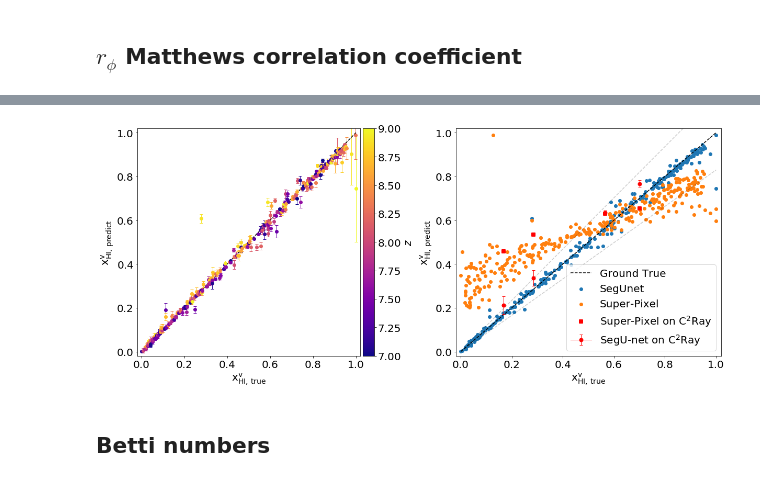
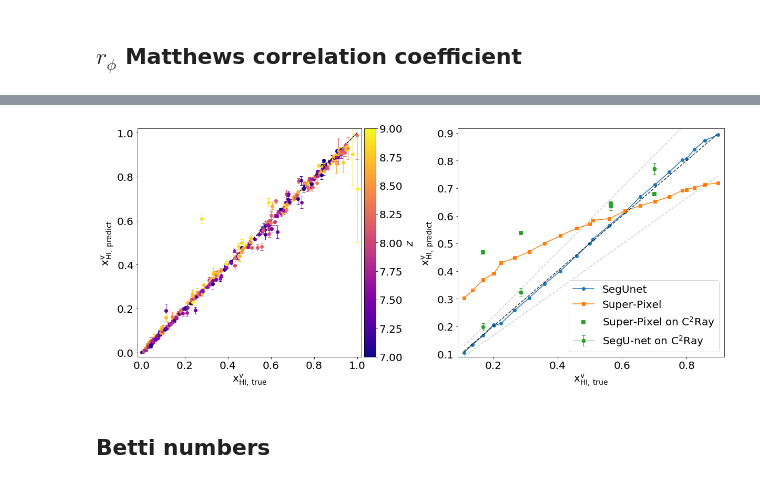
Before and after one commit to micbia/SegU-Net, a Jupyter notebook: pred21cm.ipynb, the cells around one changed output, grey strips where cells are left out. Saved outputs shown, nothing was run; the diff lists cells and outputs as text; code cells hidden in the pictures.

```diff
--- a/pred21cm.ipynb
+++ b/pred21cm.ipynb
@@ -735,0 +852,19 @@ print(phi_sp_low_z, phi_sp_high_z)
+# %%
+import pickle
+
+uvfile = '/home/michele/Documents/PhD_Sussex/output/ML/dataset/inputs/uvmap_128_z7-20.pkl'
+if not (os.path.exists(uvfile)):
+    print('uv-map pickle not found')
+else:
+    uvs = pickle.load(open(uvfile, 'rb'))
+
+Nant = uvs['Nant']
+
+zeta = 39.204
+Rmfp = 12.861
+Tvir = 4.539
+
+params = {'HII_DIM':128, 'DIM':384, 'BOX_LEN':256}
+my_ext = [0, params['BOX_LEN'], 0, params['BOX_LEN']]
+c_params = {'OMm':0.27, 'OMb':0.046, 'SIGMA_8':0.82, 'POWER_INDEX':0.96}
+a_params = {'HII_EFF_FACTOR':zeta, 'R_BUBBLE_MAX':Rmfp, 'ION_Tvir_MIN':Tvir}
@@ -738,50 +978,61 @@ import matplotlib
 import matplotlib.pyplot as plt, numpy as np
 from myutils.utils import OrderNdimArray, RandomIndexes
 
+tobs = 1000
 plt.rcParams['figure.figsize'] = (20,8)
 plt.rcParams['font.size'] = 20
 
-PATH_MODEL = '/home/michele/Documents/PhD_Sussex/output/ML/dataset/outputs/new/02-10T23-52-36_128slice/predictions_1/pred_tobs1000/'
-redshift, xn_mask_true, xn_seg, xn_seg_err, xn_sp = OrderNdimArray(np.loadtxt(PATH_MODEL+'astro_data.txt', unpack=True, usecols=(1,9,10,11,12)), 1)
+PATH_MODEL1 = '/home/michele/Documents/PhD_Sussex/output/ML/dataset/outputs/new/02-10T23-52-36_128slice/predictions/pred_tobs1000/'
+redshift, xn_mask_true, xn_seg, xn_seg_err, xn_sp = OrderNdimArray(np.loadtxt(PATH_MODEL1+'astro_data.txt', unpack=True, usecols=(1,9,10,11,12)), 1)
 
 fig, (ax0, ax1) = plt.subplots(ncols=2)
 ax0.plot(xn_mask_true, xn_mask_true, 'k--')
 cm = matplotlib.cm.plasma
 sc = ax0.scatter(xn_mask_true, xn_seg, c=redshift, vmin=7, vmax=9, s=25, cmap=cm, marker='.')
 norm = matplotlib.colors.Normalize(vmin=7, vmax=9, clip=True)
 mapper = matplotlib.cm.ScalarMappable(norm=norm, cmap='plasma')
 redshift_color = np.array([(mapper.to_rgba(v)) for v in redshift])
 for x, y, e, clr in zip(xn_mask_true, xn_seg, xn_seg_err, redshift_color):
     ax0.errorbar(x, y, e, lw=1, marker='o', capsize=3, color=clr)
 ax0.set_xlim(xn_mask_true.min()-0.02, xn_mask_true.max()+0.02), ax0.set_xlabel(r'$\rm x^v_{HI,\,true}$', size=20)
 ax0.set_ylim(xn_mask_true.min()-0.02, xn_mask_true.max()+0.02), ax0.set_ylabel(r'$\rm x^v_{HI,\,predict}$', size=20)
 fig.colorbar(sc, ax=ax0, pad=0.01, label=r'$z$')
 
+PATH_MODEL = '/home/michele/Documents/PhD_Sussex/output/ML/dataset/outputs/new/02-10T23-52-36_128slice/predictions/fiducial_model/'
+redshift, xn_mask_true, xn_seg, xn_seg_err, xn_sp = OrderNdimArray(np.loadtxt('%sastro_data_FM_tobs%d.txt' %(PATH_MODEL, tobs), unpack=True, usecols=(0,4,5,6,7)), 1)
+
+#ax1.hlines(y=np.mean(phicoef_seg), xmin=0, xmax=1, ls='--', alpha=0.5, color='tab:blue')
+#ax1.hlines(y=np.mean(phicoef_sp), xmin=0, xmax=1, ls='--', alpha=0.5, color='tab:orange')
+ax1.plot(xn_mask_true, xn_seg, 'o-', label='SegUnet', color='tab:blue', )
+ax1.plot(xn_mask_true, xn_sp, 's-', label='Super-Pixel', color='tab:orange')
+
+"""
 ax1.scatter(xn_mask_true, xn_seg, color='tab:blue', marker='o', label='SegUnet')
 #ax1.vlines(x=xn_mask_true, ymin=np.min([xn_seg, xn_mask_true], axis=0), ymax=np.max([xn_seg, xn_mask_true], axis=0), color='tab:blue', linewidths=0.1)
 ax1.scatter(xn_mask_true, xn_sp, color='tab:orange', marker='o', label='Super-Pixel')
 #ax1.vlines(x=xn_mask_true, ymin=np.min([xn_sp, xn_mask_true], axis=0), ymax=np.max([xn_sp, xn_mask_true], axis=0), color='tab:orange', linewidths=0.1)
-ax1.plot(xn_mask_true, xn_mask_true, 'k--', label='Ground True')
+"""
+ax1.plot(xn_mask_true, xn_mask_true, 'k--', alpha=0.8)
 ax1.plot(xn_mask_true, xn_mask_true*(1.+0.341/2), 'k--', alpha=0.2)
 ax1.plot(xn_mask_true, xn_mask_true*(1.-0.341/2), 'k--', alpha=0.2)
 
-ax1.errorbar(0.1690, 0.2128, 0.0406, lw=1, markersize=7, marker='o', capsize=3, color='red', label=r'SegU-net on C$\rm ^2$Ray')
-ax1.errorbar(0.2856, 0.3368, 0.0365, lw=1, markersize=7, marker='o', capsize=3, color='red')
-ax1.errorbar(0.5658, 0.6349, 0.0101, lw=1, markersize=7, marker='o', capsize=3, color='red')
-ax1.errorbar(0.7009, 0.7672, 0.0164, lw=1, markersize=7, marker='o', capsize=3, color='red')
-
-ax1.scatter(0.1690, 0.4591, lw=2, marker='s', color='red', label=r'Super-Pixel on C$\rm ^2$Ray')
-ax1.scatter(0.2856, 0.5344, lw=2, marker='s', color='red')
-ax1.scatter(0.5658, 0.6295, lw=2, marker='s', color='red')
-ax1.scatter(0.7009, 0.6538, lw=2, marker='s', color='red')
+clr = 'tab:green'
+ax1.errorbar(0.1690, 0.1978, 0.0126, lw=1, markersize=7, marker='o', capsize=3, color=clr, label=r'SegU-net on C$\rm ^2$Ray')
+ax1.errorbar(0.2856, 0.3234, 0.0142, lw=1, markersize=7, marker='o', capsize=3, color=clr)
+ax1.errorbar(0.5658, 0.6350, 0.0148, lw=1, markersize=7, marker='o', capsize=3, color=clr)
+ax1.errorbar(0.7009, 0.7706, 0.0197, lw=1, markersize=7, marker='o', capsize=3, color=clr)
+ax1.scatter(0.1690, 0.4681, lw=2, marker='s', color=clr, label=r'Super-Pixel on C$\rm ^2$Ray')
+ax1.scatter(0.2856, 0.5373, lw=2, marker='s', color=clr)
+ax1.scatter(0.5658, 0.6454, lw=2, marker='s', color=clr)
+ax1.scatter(0.7009, 0.6780, lw=2, marker='s', color=clr)
 
 
 ax1.set_xlim(xn_mask_true.min()-0.02, xn_mask_true.max()+0.02), ax1.set_xlabel(r'$\rm x^v_{HI,\,true}$', size=20)
 ax1.set_ylim(xn_mask_true.min()-0.02, xn_mask_true.max()+0.02), ax1.set_ylabel(r'$\rm x^v_{HI,\,predict}$', size=20)
 plt.legend(loc=4)
-plt.savefig('%scorr.png' %PATH_MODEL, bbox_inches="tight")
+plt.savefig('%scorr_tobs%d.png' %(PATH_MODEL1, tobs), bbox_inches="tight")
 # %% [output]
-[figure, old version]
+[figure, new version]
 # %% [markdown]
 ## Betti numbers
 # %%
```
Also changed, not shown: parts of 42 cells of this notebook, 3 other files.
